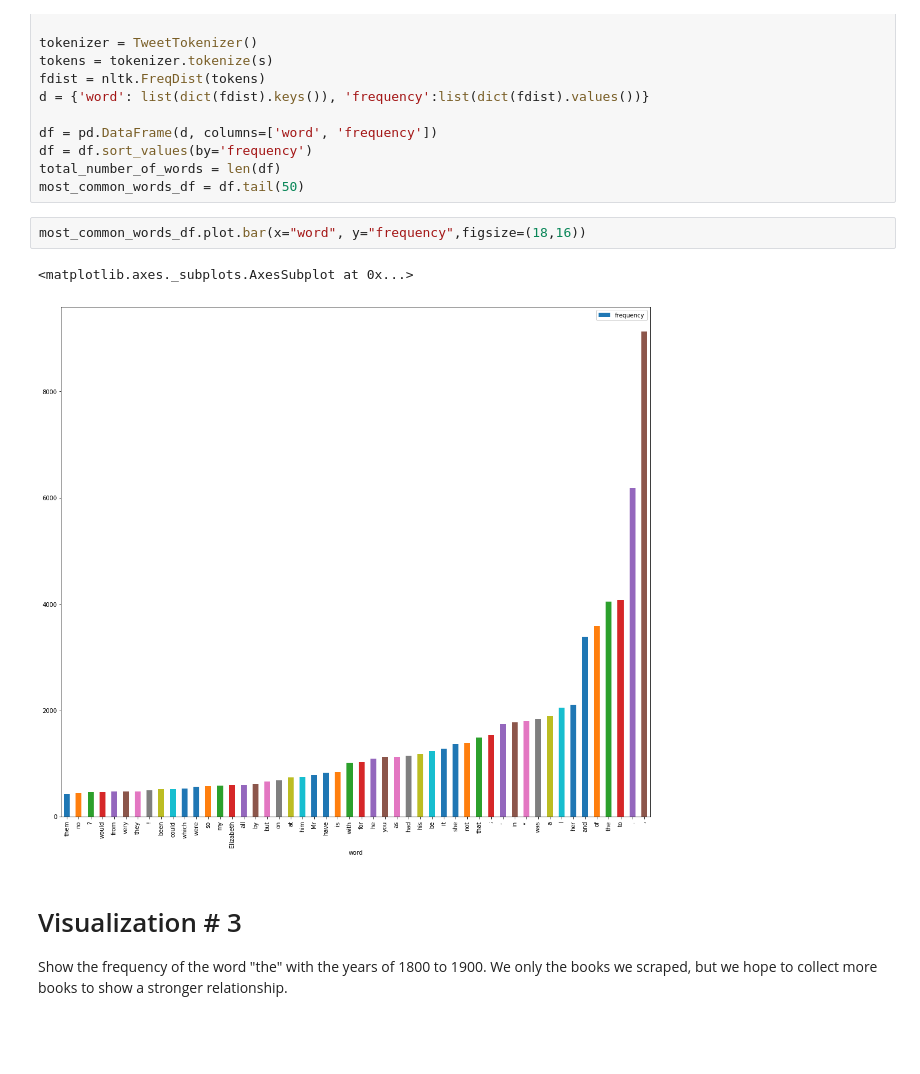
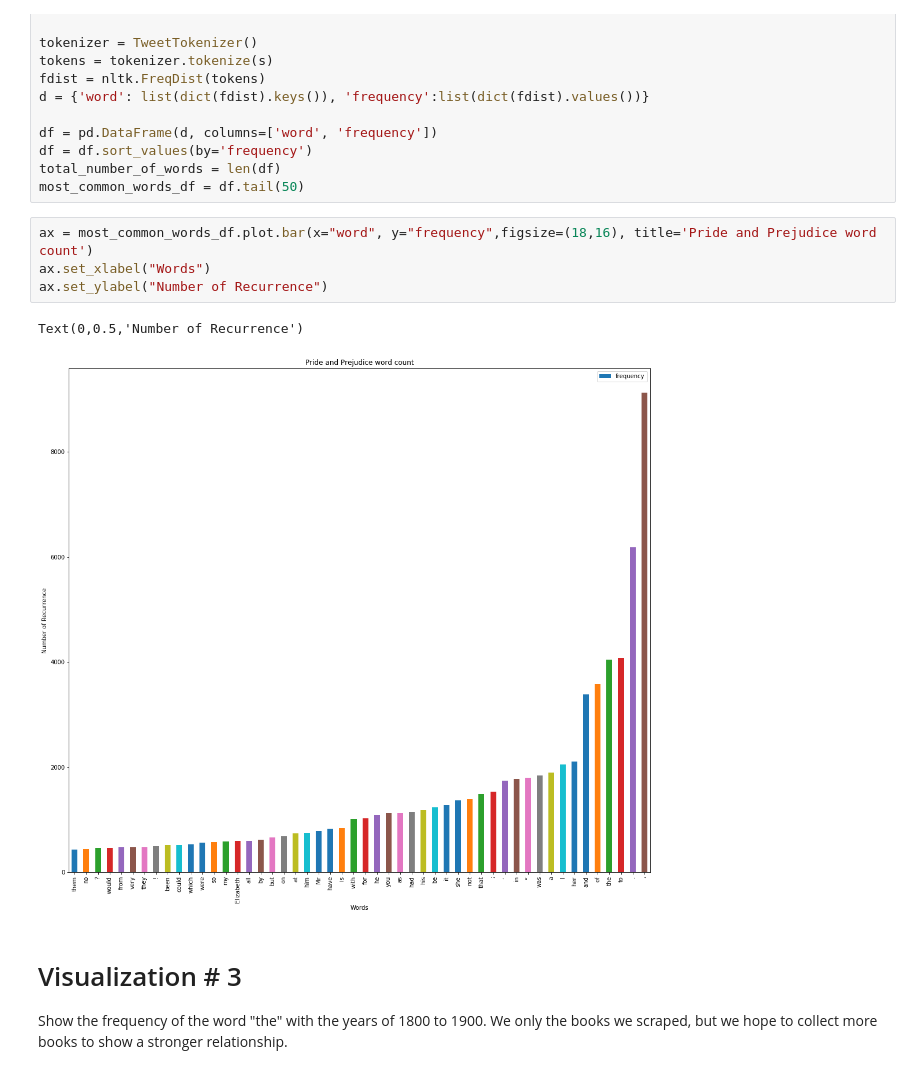
Before and after one commit to clararichter/authorship-identification, a Jupyter notebook: project_notebook.ipynb, the cells around one changed output. Drawn from its saved outputs; the diff is of its cells as text; blank space fills up the shorter version.

Commit message:
more text

```diff
--- a/project_notebook.ipynb
+++ b/project_notebook.ipynb
@@ -135,10 +139,12 @@ df = df.sort_values(by='frequency')
 total_number_of_words = len(df)
 most_common_words_df = df.tail(50)
 # %%
-most_common_words_df.plot.bar(x="word", y="frequency",figsize=(18,16))
+ax = most_common_words_df.plot.bar(x="word", y="frequency",figsize=(18,16), title='Pride and Prejudice word count')
+ax.set_xlabel("Words")
+ax.set_ylabel("Number of Recurrence")
 # %% [output]
-<matplotlib.axes._subplots.AxesSubplot at 0x...>
+Text(0,0.5,'Number of Recurrence')
-[figure, old version]
+[figure, new version]
 # %% [markdown]
 # Visualization # 3
 Show the frequency of the word "the" with the years of 1800 to 1900.
```
Also changed, not shown: parts of 5 cells of this notebook.
